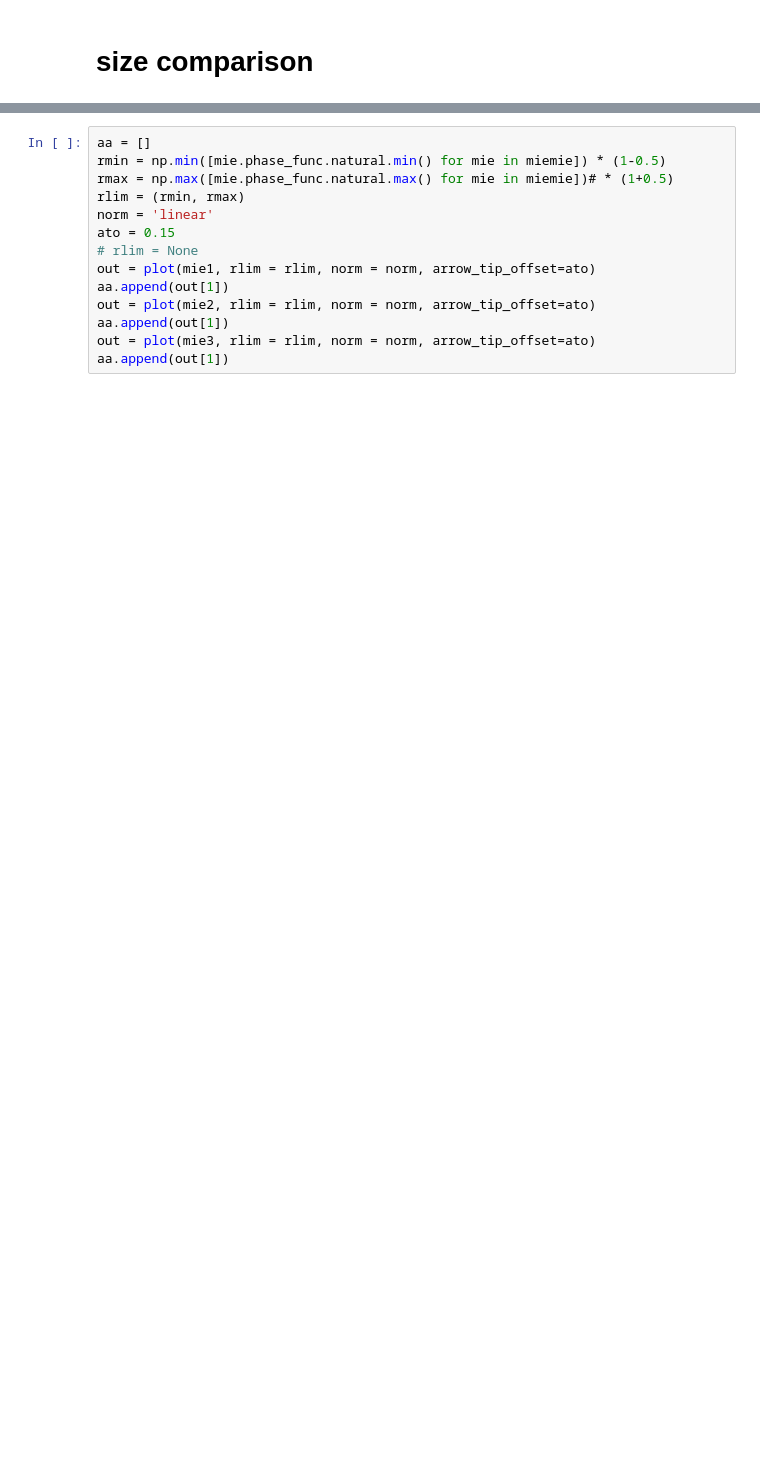
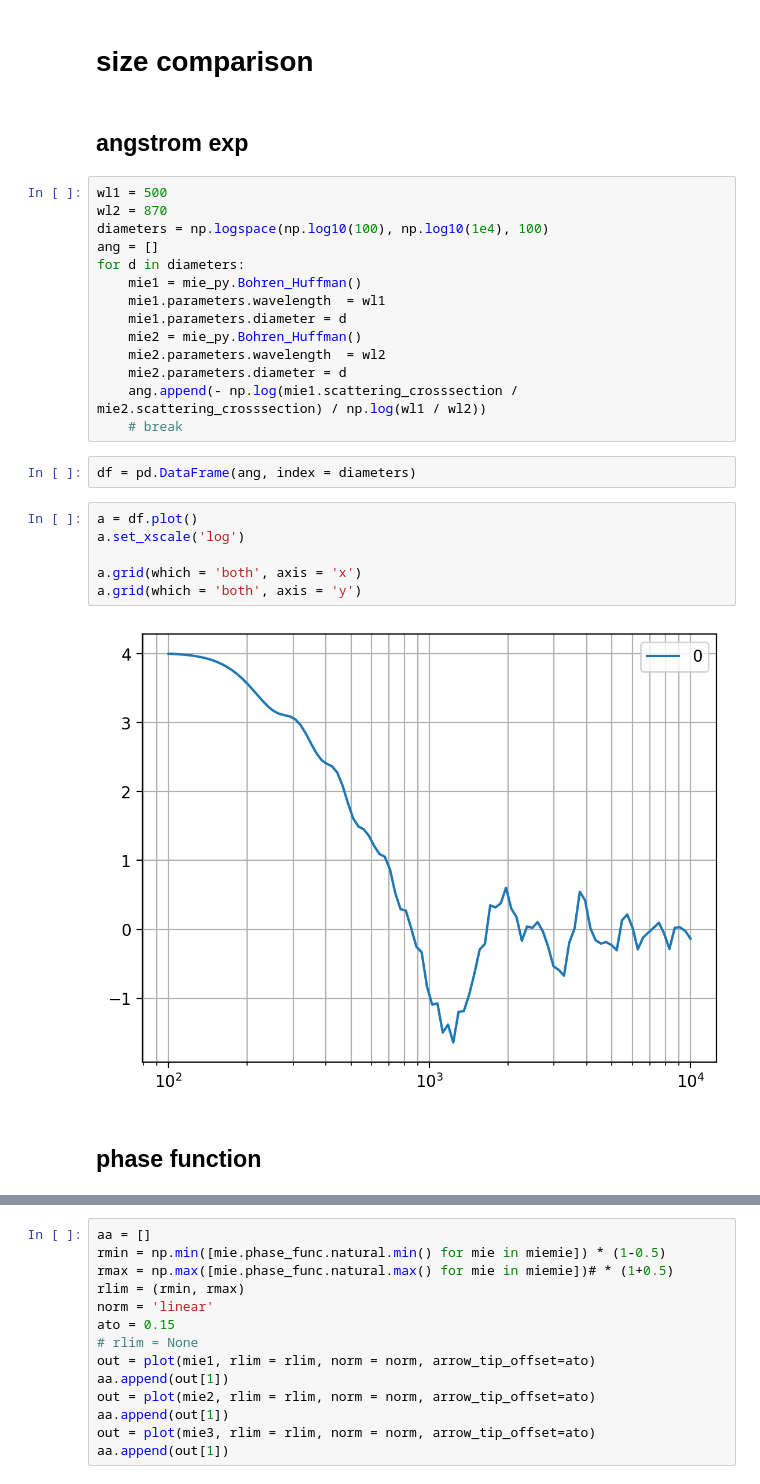
Before and after one commit to hagne/mie-py, a Jupyter notebook: notebooks/playground.ipynb, the cells around one changed output, grey strips where cells are left out. Saved outputs shown, nothing was run; the diff lists cells and outputs as text; blank space fills up the shorter version.

```diff
--- a/notebooks/playground.ipynb
+++ b/notebooks/playground.ipynb
@@ -159,6 +159,34 @@ aa.append(out[1])
 [figure]
 # %% [markdown]
 # size comparison
+# %% [markdown]
+## angstrom exp
+# %%
+wl1 = 500
+wl2 = 870
+diameters = np.logspace(np.log10(100), np.log10(1e4), 100)
+ang = []
+for d in diameters:
+    mie1 = mie_py.Bohren_Huffman()
+    mie1.parameters.wavelength  = wl1
+    mie1.parameters.diameter = d
+    mie2 = mie_py.Bohren_Huffman()
+    mie2.parameters.wavelength  = wl2
+    mie2.parameters.diameter = d
+    ang.append(- np.log(mie1.scattering_crosssection /  mie2.scattering_crosssection) / np.log(wl1 / wl2))
+    # break
+# %%
+df = pd.DataFrame(ang, index = diameters)
+# %%
+a = df.plot()
+a.set_xscale('log')
+
+a.grid(which = 'both', axis = 'x')
+a.grid(which = 'both', axis = 'y')
+# %% [output]
+[figure, added]
+# %% [markdown]
+## phase function
 # %%
 noangles = 15
 wl = 550
```
Also changed, not shown: parts of 1 cell of this notebook.
